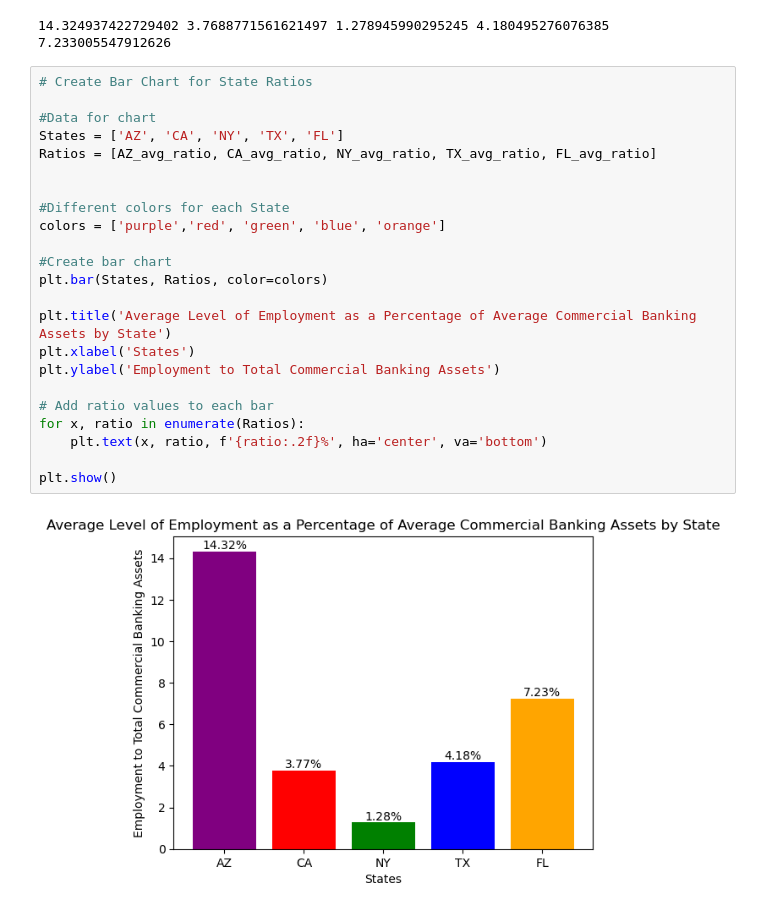
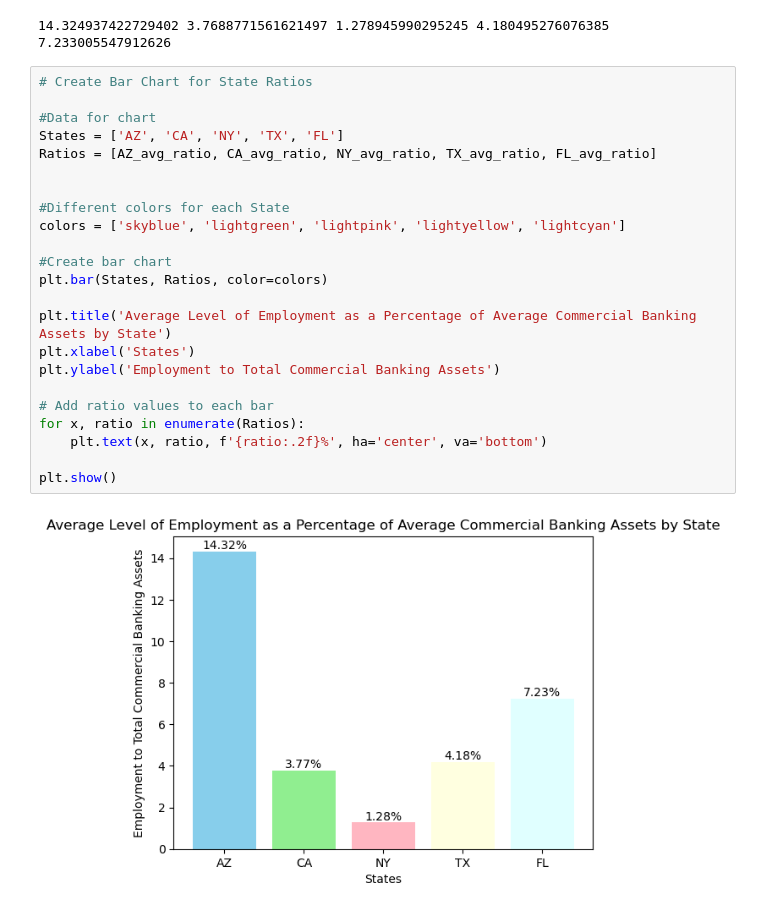
Before and after one commit to RyakDL/Project-1_Finance, a Jupyter notebook: Main_active-Copy2.ipynb, the cells around one changed output. Cells and saved outputs as stored; diff of their text form.

```diff
--- a/Main_active-Copy2.ipynb
+++ b/Main_active-Copy2.ipynb
@@ -332,25 +386,25 @@ print(AZ_avg_ratio, CA_avg_ratio, NY_avg_ratio, TX_avg_ratio, FL_avg_ratio)
 # %%
 # Create Bar Chart for State Ratios
 
 #Data for chart
 States = ['AZ', 'CA', 'NY', 'TX', 'FL']
 Ratios = [AZ_avg_ratio, CA_avg_ratio, NY_avg_ratio, TX_avg_ratio, FL_avg_ratio]
 
 
 #Different colors for each State
-colors = ['purple','red', 'green', 'blue', 'orange']
+colors = ['skyblue', 'lightgreen', 'lightpink', 'lightyellow', 'lightcyan']
 
 #Create bar chart
 plt.bar(States, Ratios, color=colors)
 
 plt.title('Average Level of Employment as a Percentage of Average Commercial Banking Assets by State')
 plt.xlabel('States')
 plt.ylabel('Employment to Total Commercial Banking Assets')
 
 # Add ratio values to each bar
 for x, ratio in enumerate(Ratios):
     plt.text(x, ratio, f'{ratio:.2f}%', ha='center', va='bottom')
 
 plt.show()
 # %% [output]
-[figure, old version]
+[figure, new version]
```
Also changed, not shown: parts of 3 cells of this notebook.
